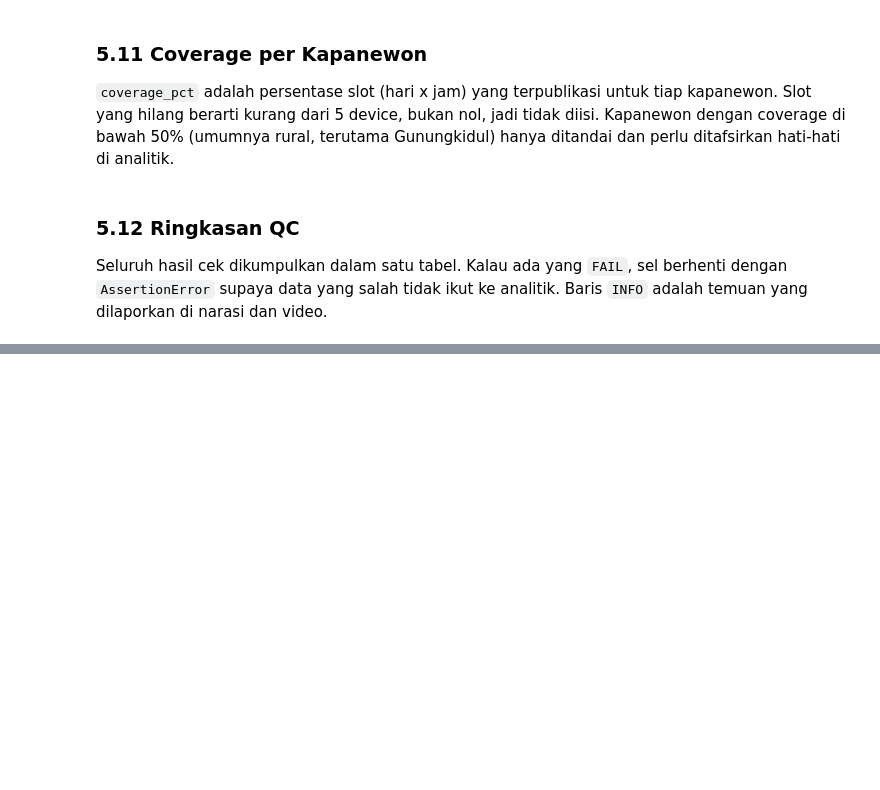
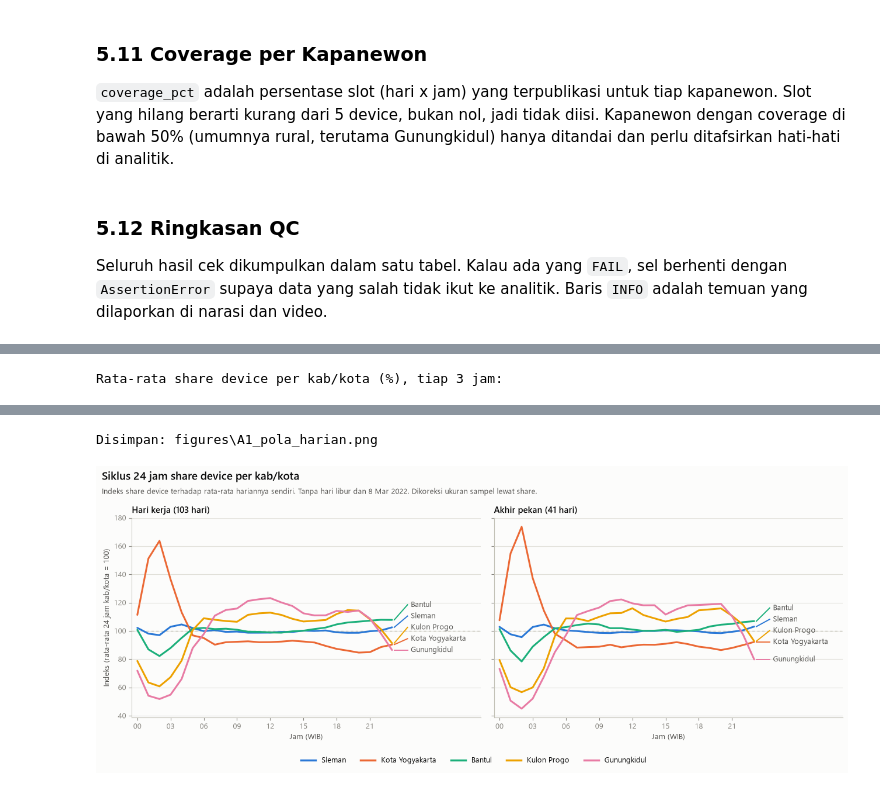
Before and after one commit to IlkhamAbdillah/yogyakarta-mobility-analytics, a Jupyter notebook: main.ipynb, the cells around one changed output, grey strips where cells are left out. Cells and saved outputs as stored; diff of their text form; code cells hidden in the pictures; blank space fills up the shorter version.

Commit message:
feat: add analytics A1-A7 with saved figures

```diff
--- a/main.ipynb
+++ b/main.ipynb
@@ -1310,0 +1425,46 @@ print("QC lulus, DW siap dipakai untuk analitik.")
+# %%
+a1 = sql("""
+WITH slot AS (
+    SELECT d.date_key, f.hour, k.kab_kota,
+           CASE WHEN d.is_weekend THEN 'Akhir pekan' ELSE 'Hari kerja' END AS tipe_hari,
+           SUM(f.maids_share) AS share
+    FROM dw.fact_hourly_presence f
+    JOIN dw.dim_date d USING (date_key)
+    JOIN dw.dim_kapanewon k USING (kapanewon_code)
+    WHERE NOT d.is_anomaly AND NOT d.is_holiday
+    GROUP BY ALL)
+SELECT kab_kota, tipe_hari, hour, AVG(share) AS share, COUNT(*) AS n_hari
+FROM slot GROUP BY ALL ORDER BY kab_kota, tipe_hari, hour
+""")
+a1["indeks"] = a1["share"] / a1.groupby(["kab_kota", "tipe_hari"])["share"].transform("mean") * 100
+
+print("Rata-rata share device per kab/kota (%), tiap 3 jam:")
+display(a1.pivot_table(index="hour", columns=["tipe_hari", "kab_kota"], values="share").mul(100).round(1).iloc[::3])
+
+fig, axes = plt.subplots(1, 2, figsize=(13, 5.2), sharey=True)
+for ax, tipe in zip(axes, ["Hari kerja", "Akhir pekan"]):
+    sub = a1[a1.tipe_hari == tipe]
+    ax.axhline(100, color=INK["axis"], lw=1, ls=(0, (3, 3)))
+    ends = []
+    for kab in KAB_LABEL:
+        s = sub[sub.kab_kota == kab].sort_values("hour")
+        ax.plot(s.hour, s.indeks, color=KAB_COLOR[kab], lw=2.2, solid_capstyle="round")
+        ends.append(s.indeks.iloc[-1])
+    for kab, end, y in zip(KAB_LABEL, ends, spread(ends, 8)):
+        ax.plot([23.2, 24.4], [end, y], color=KAB_COLOR[kab], lw=1.4)   # garis penuntun berwarna ke label
+        ax.text(24.7, y, KAB_LABEL[kab], va="center", fontsize=9, color=INK["secondary"])
+    ax.set_xlim(-0.5, 31)
+    ax.set_xticks(range(0, 24, 3))
+    ax.set_xticklabels([f"{h:02d}" for h in range(0, 24, 3)])
+    ax.set_xlabel("Jam (WIB)")
+    ax.grid(axis="y")
+    ax.set_title(f"{tipe} ({sub.n_hari.max()} hari)")
+axes[0].set_ylabel("Indeks (rata-rata 24 jam kab/kota = 100)")
+handles = [Line2D([0], [0], color=KAB_COLOR[k], lw=2.5) for k in KAB_LABEL]
+fig.legend(handles, list(KAB_LABEL.values()), loc="lower center", ncol=5, bbox_to_anchor=(0.5, -0.02))
+heading(fig, "Siklus 24 jam share device per kab/kota",
+        "Indeks share device terhadap rata-rata hariannya sendiri. Tanpa hari libur dan 8 Mar 2022. Dikoreksi ukuran sampel lewat share.")
+fig.tight_layout(rect=(0, 0.05, 1, 0.88))
+save_fig(fig, "A1_pola_harian.png")
+# %% [output]
+Rata-rata share device per kab/kota (%), tiap 3 jam:
@@ -1310,0 +1482,2 @@ print("QC lulus, DW siap dipakai untuk analitik.")
+Disimpan: figures\A1_pola_harian.png
+[figure, added]
```
Also changed, not shown: parts of 27 cells of this notebook, 8 other files.
